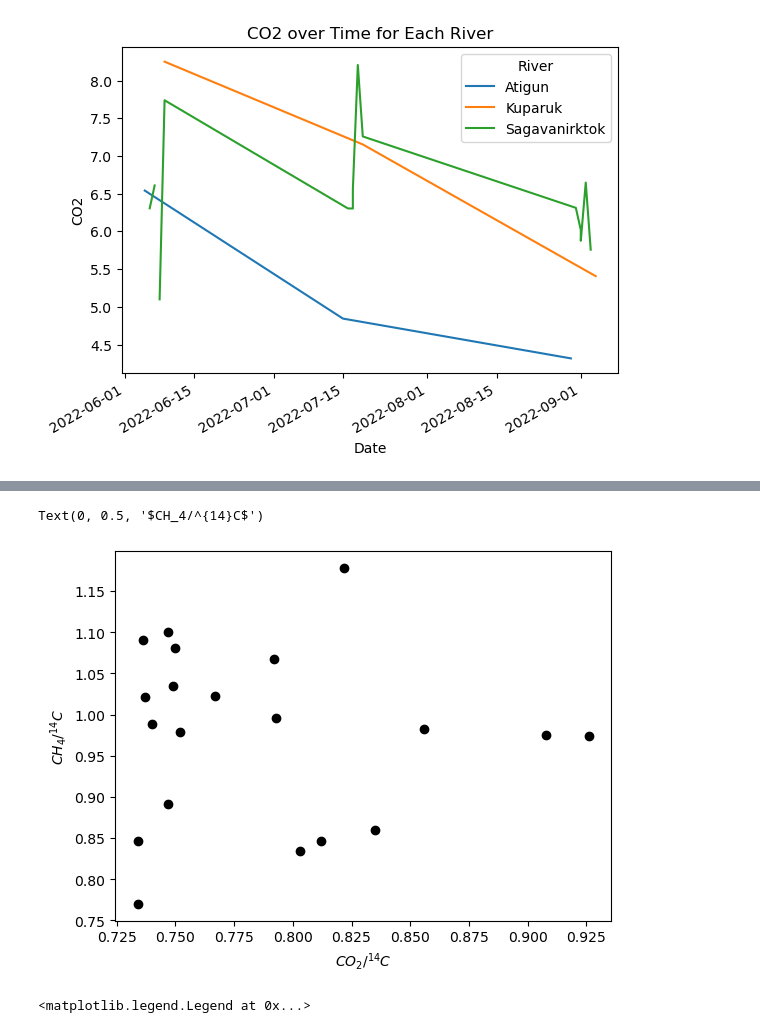
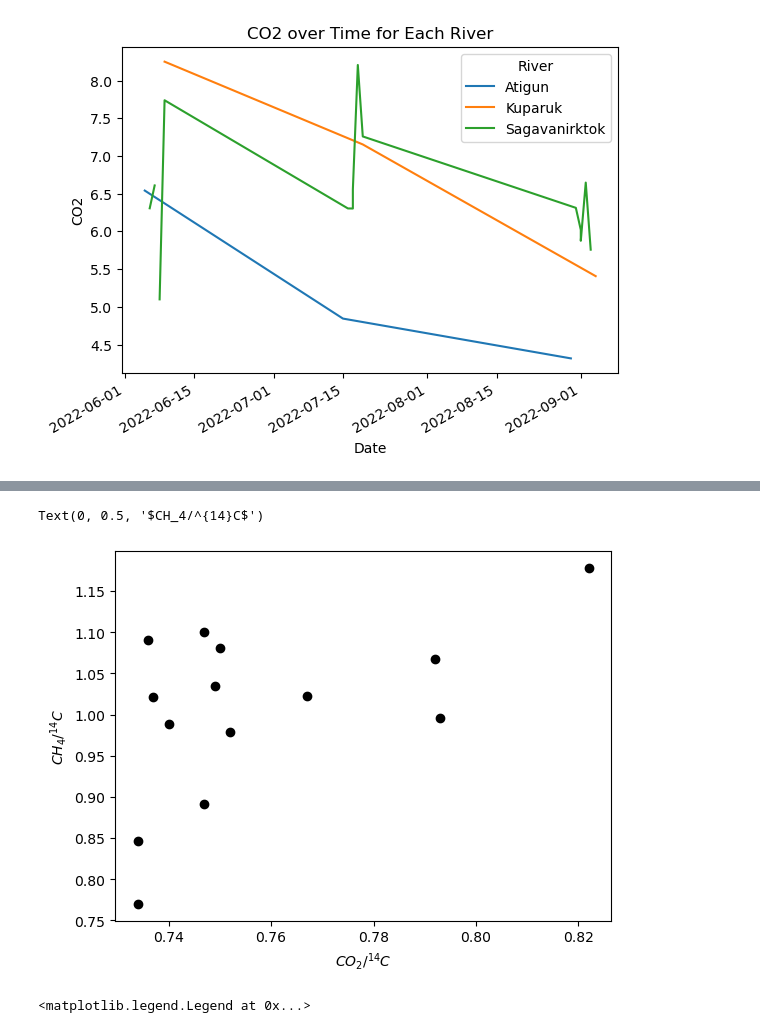
Before and after one commit to asm2296/Assignments, a Jupyter notebook: final project.ipynb, the cells around one changed output, grey strips where cells are left out. Saved outputs shown, nothing was run; the diff lists cells and outputs as text; code cells hidden in the pictures.

```diff
--- a/final project.ipynb
+++ b/final project.ipynb
@@ -53,12 +71,12 @@ atigun = ghg[ghg.river == "Atigun"]
 # %%
 fig = plt.figure()
 ax = plt.subplot(1,1,1)
-plt.plot(ghg["co2_f14c"], ghg["ch4_f14c"], 'ko')
+plt.plot(sag["co2_f14c"], sag["ch4_f14c"], 'ko')
 plt.xlabel('$CO_2/^{14}C$')
 plt.ylabel('$CH_4/^{14}C$')
 # %% [output]
 Text(0, 0.5, '$CH_4/^{14}C$')
-[figure, old version]
+[figure, new version]
 # %%
 # analyze trends in greenhouse gas levels over time
 fig = plt.figure()
```
Also changed, not shown: parts of 2 cells of this notebook.
